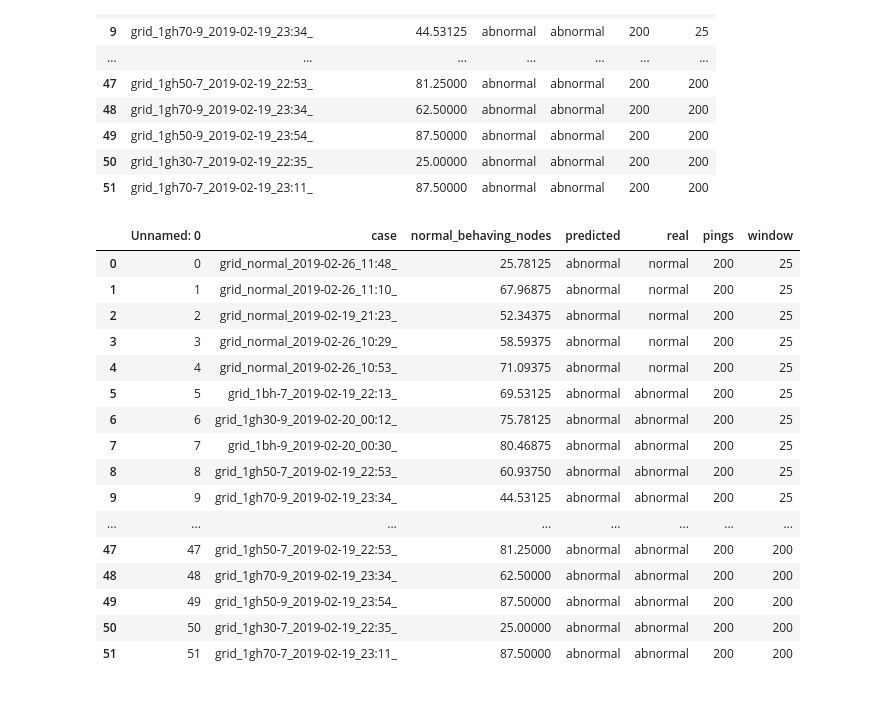
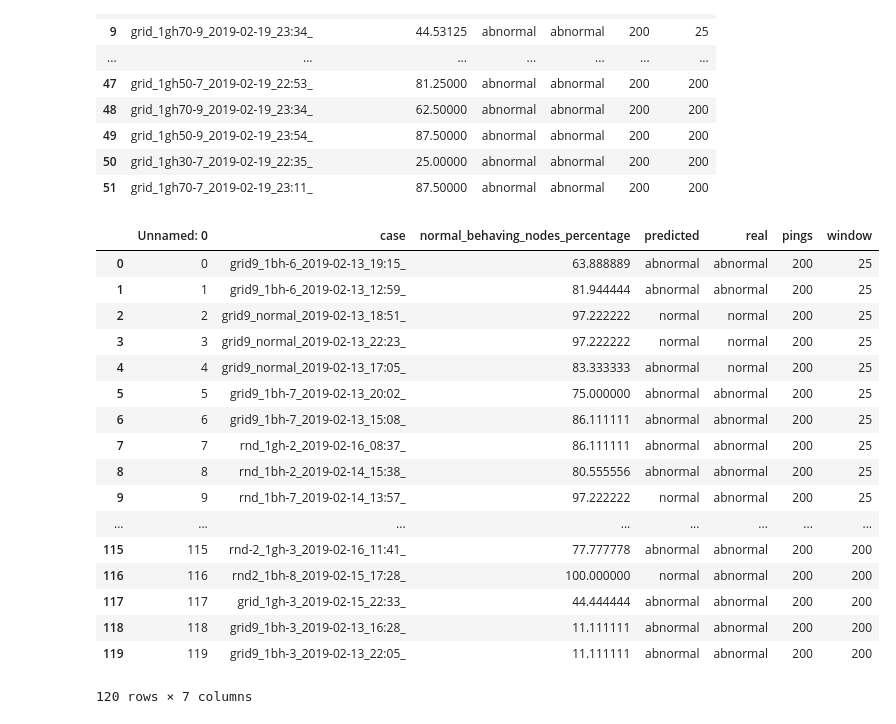
Before and after one commit to ichatz/iot-netprofiler, a Jupyter notebook: results/Results.ipynb, the cells around one changed output. Drawn from its saved outputs; the diff is of its cells as text; code cells hidden in the pictures.

```diff
--- a/results/Results.ipynb
+++ b/results/Results.ipynb
@@ -72,27 +72,28 @@ df.drop([df.columns[0]],axis=1)
 | 50 | grid_1gh30-7_2019-02-19_22:35_ | 25.00000 | abnormal | abnormal | 200 | 200 |
 | 51 | grid_1gh70-7_2019-02-19_23:11_ | 87.50000 | abnormal | abnormal | 200 | 200 |
 # %%
-directory="../cooja3-16nodes"
+directory="../cooja3-9nodes"
 df=pd.read_csv(directory+"/results_total.csv", sep='\t', encoding='utf-8')
 
 
 
 df
 # %% [output]
-|  | Unnamed: 0 | case | normal_behaving_nodes | predicted | real | pings | window |
-| 0 | 0 | grid_normal_2019-02-26_11:48_ | 25.78125 | abnormal | normal | 200 | 25 |
-| 1 | 1 | grid_normal_2019-02-26_11:10_ | 67.96875 | abnormal | normal | 200 | 25 |
-| 2 | 2 | grid_normal_2019-02-19_21:23_ | 52.34375 | abnormal | normal | 200 | 25 |
-| 3 | 3 | grid_normal_2019-02-26_10:29_ | 58.59375 | abnormal | normal | 200 | 25 |
-| 4 | 4 | grid_normal_2019-02-26_10:53_ | 71.09375 | abnormal | normal | 200 | 25 |
-| 5 | 5 | grid_1bh-7_2019-02-19_22:13_ | 69.53125 | abnormal | abnormal | 200 | 25 |
-| 6 | 6 | grid_1gh30-9_2019-02-20_00:12_ | 75.78125 | abnormal | abnormal | 200 | 25 |
-| 7 | 7 | grid_1bh-9_2019-02-20_00:30_ | 80.46875 | abnormal | abnormal | 200 | 25 |
-| 8 | 8 | grid_1gh50-7_2019-02-19_22:53_ | 60.93750 | abnormal | abnormal | 200 | 25 |
-| 9 | 9 | grid_1gh70-9_2019-02-19_23:34_ | 44.53125 | abnormal | abnormal | 200 | 25 |
+|  | Unnamed: 0 | case | normal_behaving_nodes_percentage | predicted | real | pings | window |
+| 0 | 0 | grid9_1bh-6_2019-02-13_19:15_ | 63.888889 | abnormal | abnormal | 200 | 25 |
+| 1 | 1 | grid9_1bh-6_2019-02-13_12:59_ | 81.944444 | abnormal | abnormal | 200 | 25 |
+| 2 | 2 | grid9_normal_2019-02-13_18:51_ | 97.222222 | normal | normal | 200 | 25 |
+| 3 | 3 | grid9_normal_2019-02-13_22:23_ | 97.222222 | normal | normal | 200 | 25 |
+| 4 | 4 | grid9_normal_2019-02-13_17:05_ | 83.333333 | abnormal | normal | 200 | 25 |
+| 5 | 5 | grid9_1bh-7_2019-02-13_20:02_ | 75.000000 | abnormal | abnormal | 200 | 25 |
+| 6 | 6 | grid9_1bh-7_2019-02-13_15:08_ | 86.111111 | abnormal | abnormal | 200 | 25 |
+| 7 | 7 | rnd_1gh-2_2019-02-16_08:37_ | 86.111111 | abnormal | abnormal | 200 | 25 |
+| 8 | 8 | rnd_1bh-2_2019-02-14_15:38_ | 80.555556 | abnormal | abnormal | 200 | 25 |
+| 9 | 9 | rnd_1bh-7_2019-02-14_13:57_ | 97.222222 | normal | abnormal | 200 | 25 |
 | ... | ... | ... | ... | ... | ... | ... | ... |
-| 47 | 47 | grid_1gh50-7_2019-02-19_22:53_ | 81.25000 | abnormal | abnormal | 200 | 200 |
-| 48 | 48 | grid_1gh70-9_2019-02-19_23:34_ | 62.50000 | abnormal | abnormal | 200 | 200 |
-| 49 | 49 | grid_1gh50-9_2019-02-19_23:54_ | 87.50000 | abnormal | abnormal | 200 | 200 |
-| 50 | 50 | grid_1gh30-7_2019-02-19_22:35_ | 25.00000 | abnormal | abnormal | 200 | 200 |
-| 51 | 51 | grid_1gh70-7_2019-02-19_23:11_ | 87.50000 | abnormal | abnormal | 200 | 200 |
+| 115 | 115 | rnd-2_1gh-3_2019-02-16_11:41_ | 77.777778 | abnormal | abnormal | 200 | 200 |
+| 116 | 116 | rnd2_1bh-8_2019-02-15_17:28_ | 100.000000 | normal | abnormal | 200 | 200 |
+| 117 | 117 | grid_1gh-3_2019-02-15_22:33_ | 44.444444 | abnormal | abnormal | 200 | 200 |
+| 118 | 118 | grid9_1bh-3_2019-02-13_16:28_ | 11.111111 | abnormal | abnormal | 200 | 200 |
+| 119 | 119 | grid9_1bh-3_2019-02-13_22:05_ | 11.111111 | abnormal | abnormal | 200 | 200 |
+120 rows × 7 columns
```
Also changed, not shown: 1 other file.
